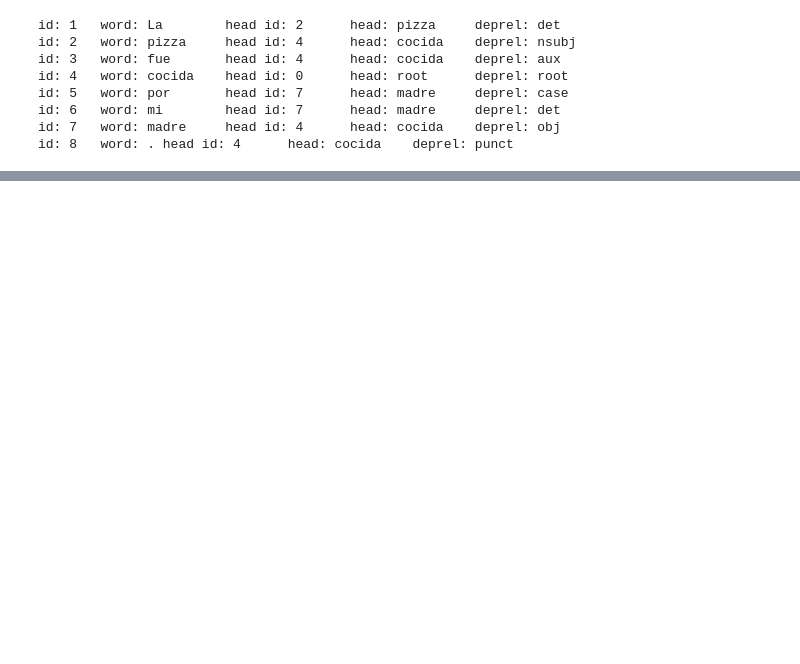
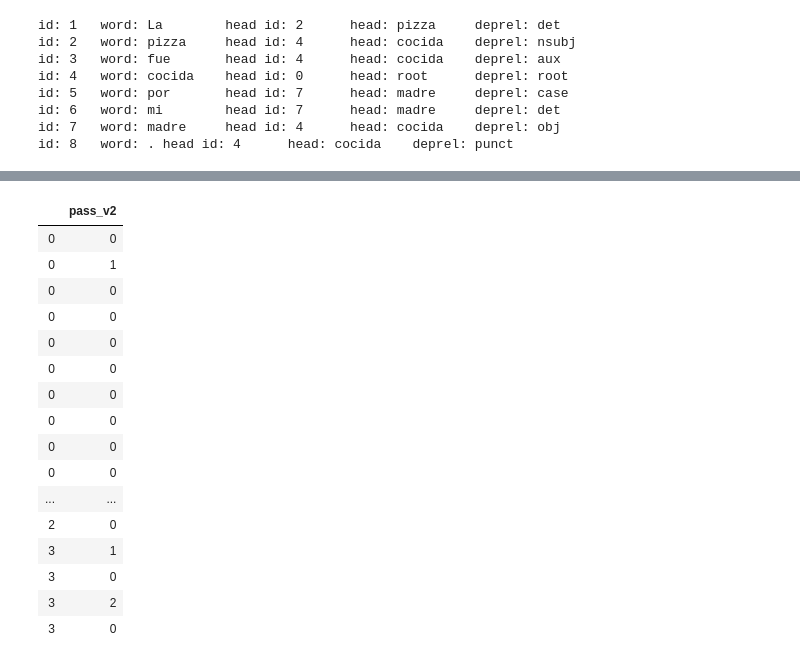
Before and after one commit to RobertoBarrosoLuque/GenderProject, a Jupyter notebook: notebook_experiments/stanza_testing_passive_voice.ipynb, the cells around one changed output, grey strips where cells are left out. Cells and saved outputs as stored; diff of their text form; code cells hidden in the pictures; blank space fills up the shorter version.

Commit message:
pushing stanza method 1

```diff
--- a/notebook_experiments/stanza_testing_passive_voice.ipynb
+++ b/notebook_experiments/stanza_testing_passive_voice.ipynb
@@ -99,6 +100,6 @@ id: 6   word: mi        head id: 7      head: madre     deprel: det
 id: 7   word: madre     head id: 4      head: cocida    deprel: obj
 id: 8   word: . head id: 4      head: cocida    deprel: punct
 # %%
-doc = nlp("La pizza fue cocida por mi madre.")
+doc = nlp("En otras épocas, las mujeres eran invitadas a bailar por los hombres.")
 print(*[f'id: {word.id}\tword: {word.text}\thead id: {word.head}\thead: {sent.words[word.head-1].text if word.head > 0 else "root"}\tdeprel: {word.deprel}' for sent in doc.sentences for word in sent.words], sep='\n')
 # %% [output]
@@ -112,0 +283,41 @@ id: 8   word: . head id: 4      head: cocida    deprel: punct
+# %%
+dep_parser = stanza.Pipeline(lang='es', processors='tokenize,mwt,pos,lemma,depparse')
+
+def add_deprel(sentence, dep_parser):
+
+    doc = dep_parser(sentence)
+
+    # pr1 = ['det', 'nsubj', 'aux', 'root']
+    # pr2 = ['det', 'nsubj', 'advmod', 'aux', 'aux', 'root']
+    # pr3 = ['det', 'nsubj', 'amod', 'aux', 'root']
+    # pr4 = ['det', 'nsubj', 'aux', 'root', 'case', 'det']
+    pr1 = "pass"
+    for sent in doc.sentences:
+        num_passive = 0
+        sent_list = []
+        deprel_lst = []
+        for word in sent.words:
+            deprel = word.deprel
+            if pr1 in deprel:
+                num_passive += 1
+
+    return num_passive
+
+pass_act_df = pd.read_excel("../data/Mexico/spanish_passive_active_examples.xlsx")
+pass_act_df['passive_deprel'] = pass_act_df['passive'].apply(add_deprel, dep_parser=dep_parser)
+pass_act_df['active_deprel'] = pass_act_df['active'].apply(add_deprel, dep_parser=dep_parser)
+
+
+test_m0_expl = test_m_comb.head(100)
+test_m0_expl['combined_text'] = test_m0_expl['title'] + test_m0_expl['text']
+nlp = spacy.load("es_core_news_sm")
+test_m0_expl["combined_text_token"] = test_m0_expl["combined_text"].apply(lambda x: [sent.text for sent in nlp(x).sents])
+
+test_m0_expl = test_m0_expl.explode('combined_text_token').head(40)
+test_m0_expl['pass_v2'] = test_m0_expl['combined_text_token'].apply(add_deprel, dep_parser=dep_parser)
+
+
+test_m0_noexpl = test_m_comb.head(100)
+test_m0_noexpl['combined_text'] = test_m0_noexpl['title'] + test_m0_noexpl['text']
+dep_parser = stanza.Pipeline(lang='es', processors='tokenize,mwt,pos,lemma,depparse')
+test_m0_noexpl['pass'] = test_m0_noexpl['combined_text'].apply(add_deprel, dep_parser=dep_parser)
@@ -112,0 +355,20 @@ id: 8   word: . head id: 4      head: cocida    deprel: punct
+# %%
+test_m0_expl[['pass_v2']]
+# %% [output]
+|  | pass_v2 |
+| 0 | 0 |
+| 0 | 1 |
+| 0 | 0 |
+| 0 | 0 |
+| 0 | 0 |
+| 0 | 0 |
+| 0 | 0 |
+| 0 | 0 |
+| 0 | 0 |
+| 0 | 0 |
+| ... | ... |
+| 2 | 0 |
+| 3 | 1 |
+| 3 | 0 |
+| 3 | 2 |
+| 3 | 0 |
```
Also changed, not shown: parts of 39 cells of this notebook, 8 other files.
